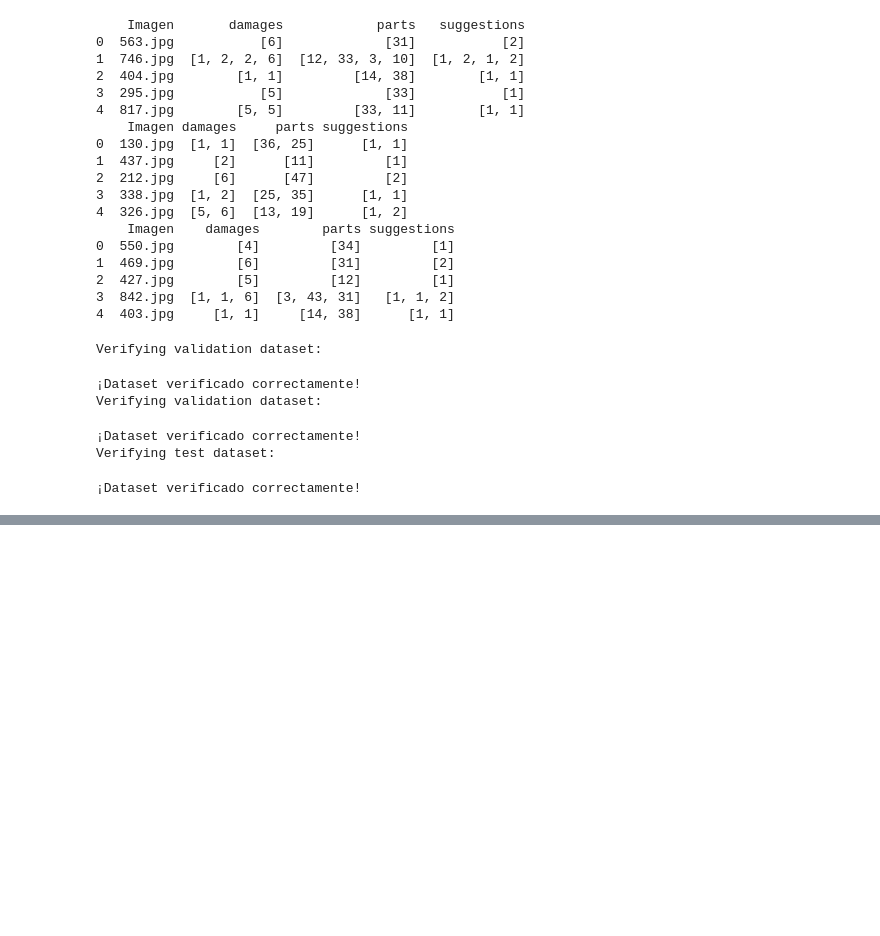
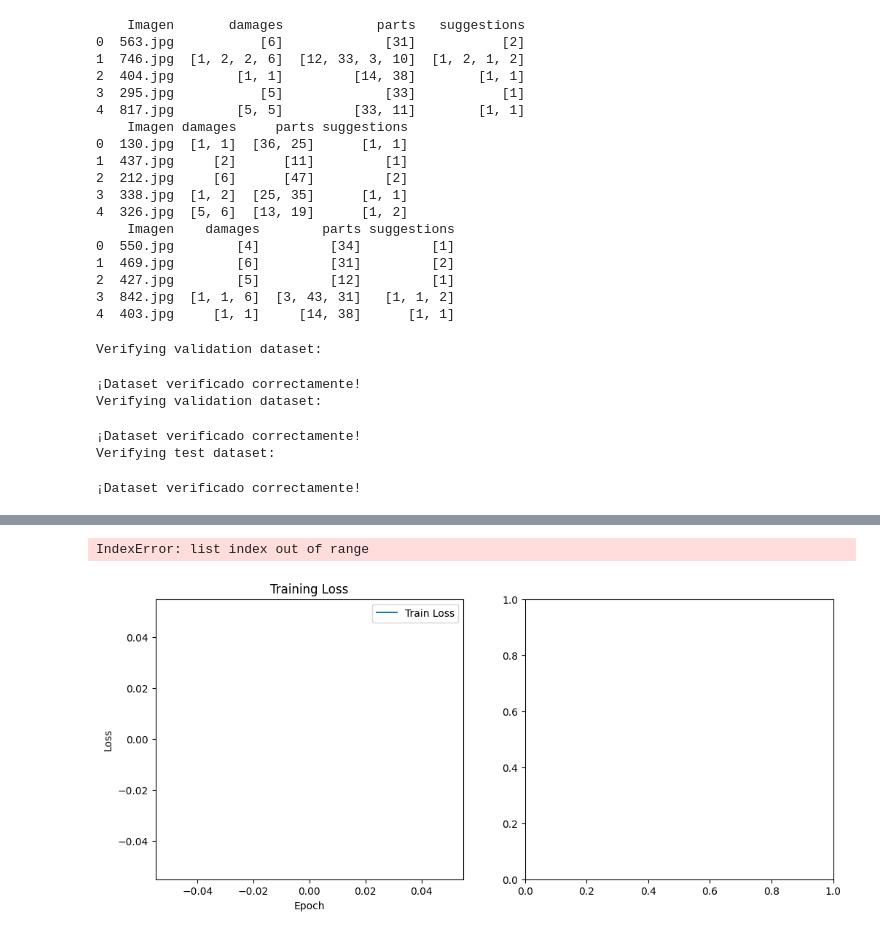
Before and after one commit to ramirezla/VerificacionDeSiniestrosUsandoMultiplesEtiquetas, a Jupyter notebook: DetectarDannosPartesSugerenciasUsandoMultiplesEtiquetas_V5.ipynb, the cells around one changed output, grey strips where cells are left out. Cells and saved outputs as stored; diff of their text form; code cells hidden in the pictures; blank space fills up the shorter version.

```diff
--- a/DetectarDannosPartesSugerenciasUsandoMultiplesEtiquetas_V5.ipynb
+++ b/DetectarDannosPartesSugerenciasUsandoMultiplesEtiquetas_V5.ipynb
@@ -959,0 +1246,15 @@ Detailed Metrics:
+# %%
+# 1. Historial de entrenamiento
+plot_training_history(train_loss_history, val_metric_history)
+
+# 2. Matrices de confusión (en validation set)
+# plot_confusion_matrices(model, val_loader, class_maps)
+
+# 3. Distribución de clases
+# plot_class_distribution(train_dataset, class_maps)
+
+# 4. Predicciones de ejemplo
+# plot_sample_predictions(model, val_dataset)
+# %% [output]
+IndexError: list index out of range
+[figure, added]
```
Also changed, not shown: parts of 11 cells of this notebook, 9 other files.
